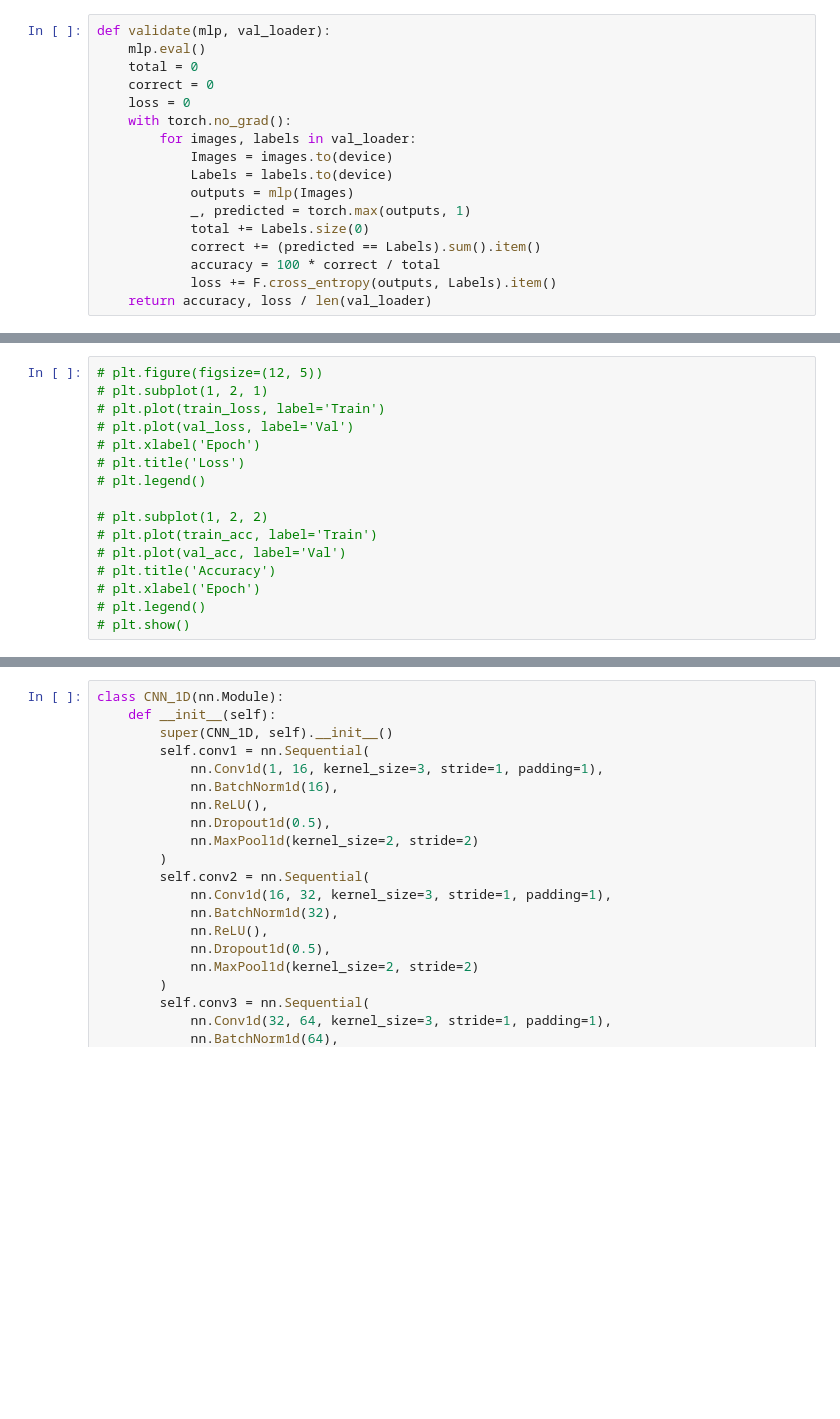
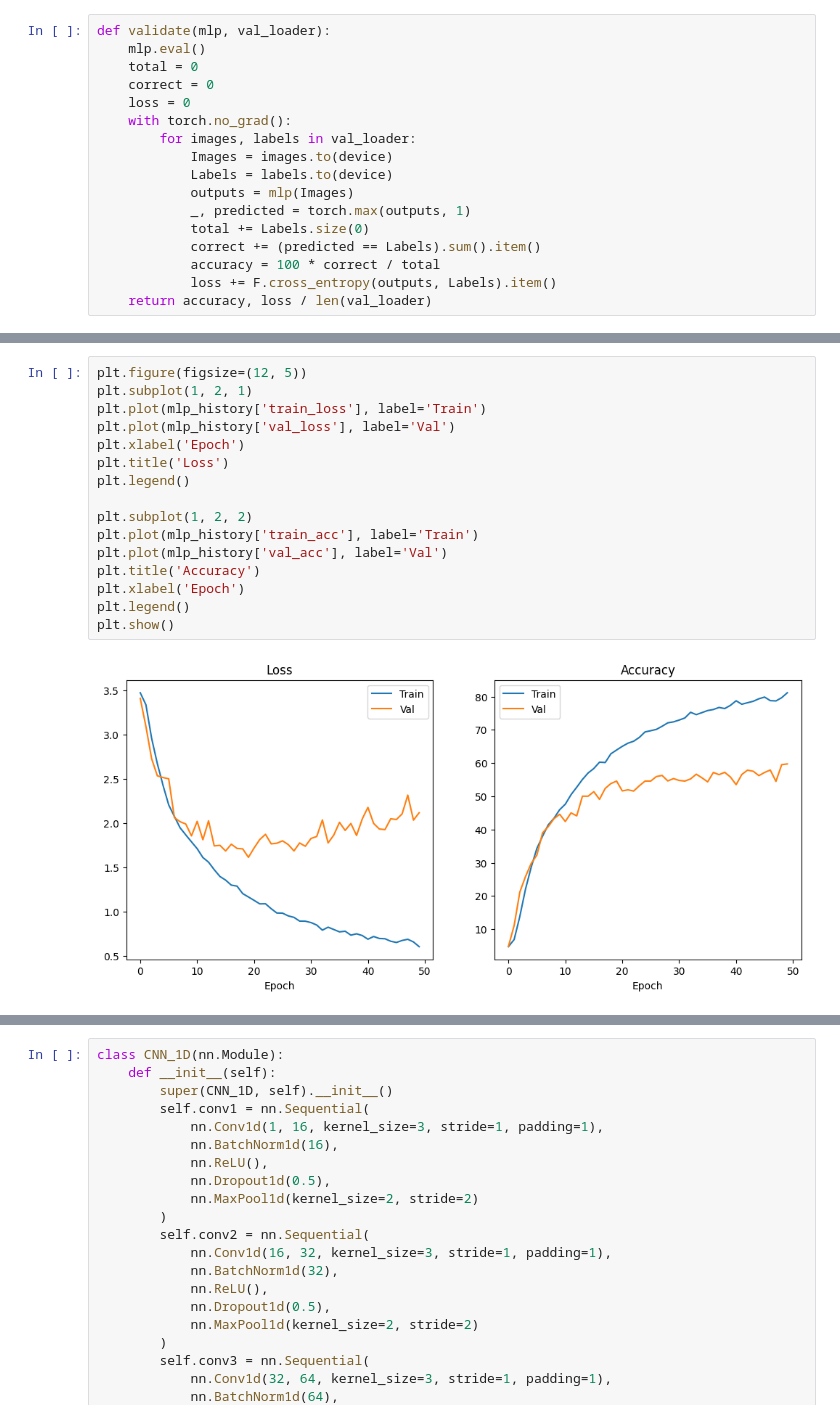
Before and after one commit to 0kr0/Russian-cursive-recognizer, a Jupyter notebook: Rus_cursive.ipynb, the cells around one changed output, grey strips where cells are left out. Saved outputs shown, nothing was run; the diff lists cells and outputs as text; blank space fills up the shorter version.

Commit message:
training+saving

```diff
--- a/Rus_cursive.ipynb
+++ b/Rus_cursive.ipynb
@@ -234,16 +289,18 @@ def validate(mlp, val_loader):
 # %%
-# plt.figure(figsize=(12, 5))
-# plt.subplot(1, 2, 1)
-# plt.plot(train_loss, label='Train')
-# plt.plot(val_loss, label='Val')
-# plt.xlabel('Epoch')
-# plt.title('Loss')
-# plt.legend()
+plt.figure(figsize=(12, 5))
+plt.subplot(1, 2, 1)
+plt.plot(mlp_history['train_loss'], label='Train')
+plt.plot(mlp_history['val_loss'], label='Val')
+plt.xlabel('Epoch')
+plt.title('Loss')
+plt.legend()
 
-# plt.subplot(1, 2, 2)
-# plt.plot(train_acc, label='Train')
-# plt.plot(val_acc, label='Val')
-# plt.title('Accuracy')
-# plt.xlabel('Epoch')
-# plt.legend()
-# plt.show()
+plt.subplot(1, 2, 2)
+plt.plot(mlp_history['train_acc'], label='Train')
+plt.plot(mlp_history['val_acc'], label='Val')
+plt.title('Accuracy')
+plt.xlabel('Epoch')
+plt.legend()
+plt.show()
+# %% [output]
+[figure, added]
```
Also changed, not shown: parts of 24 cells of this notebook, 1 other file.
